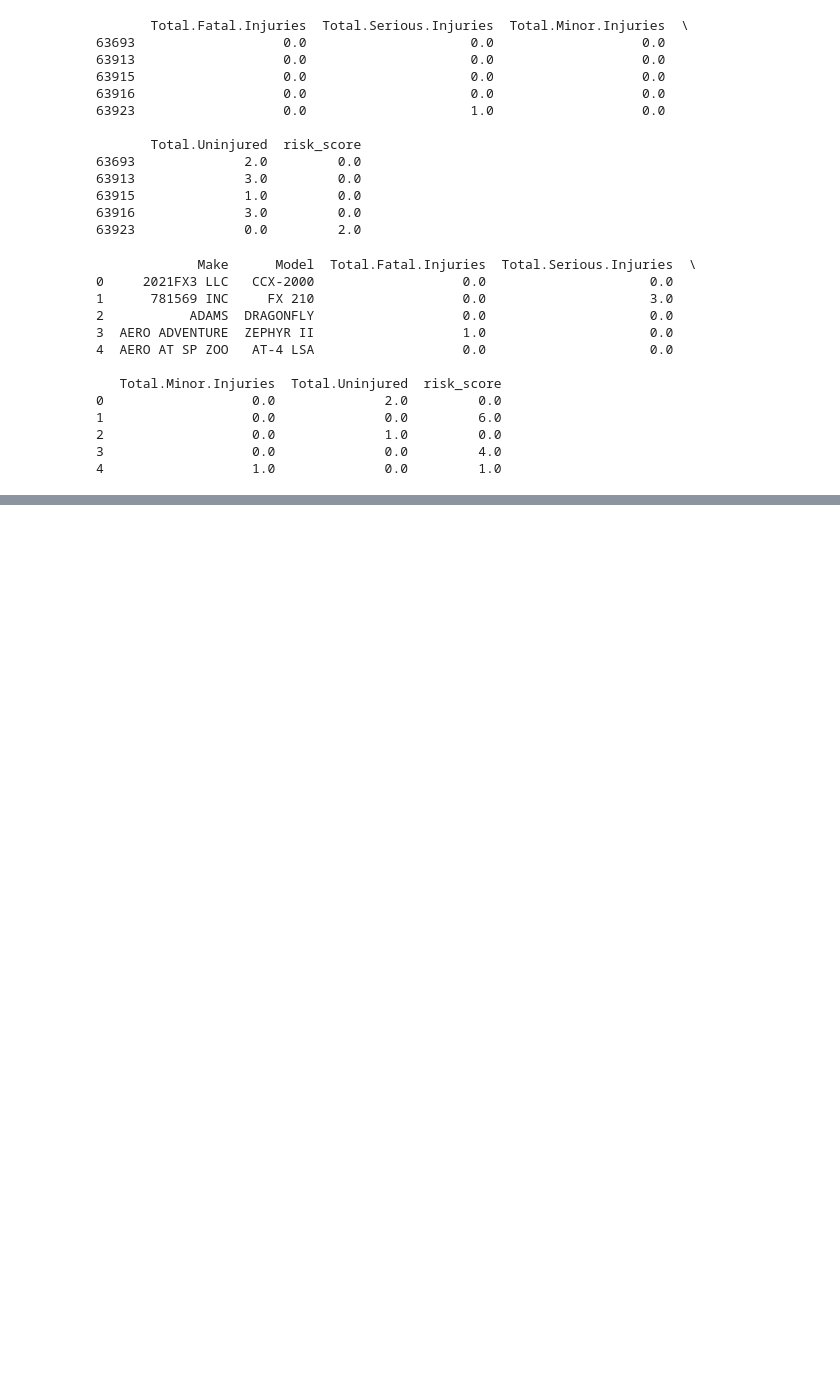
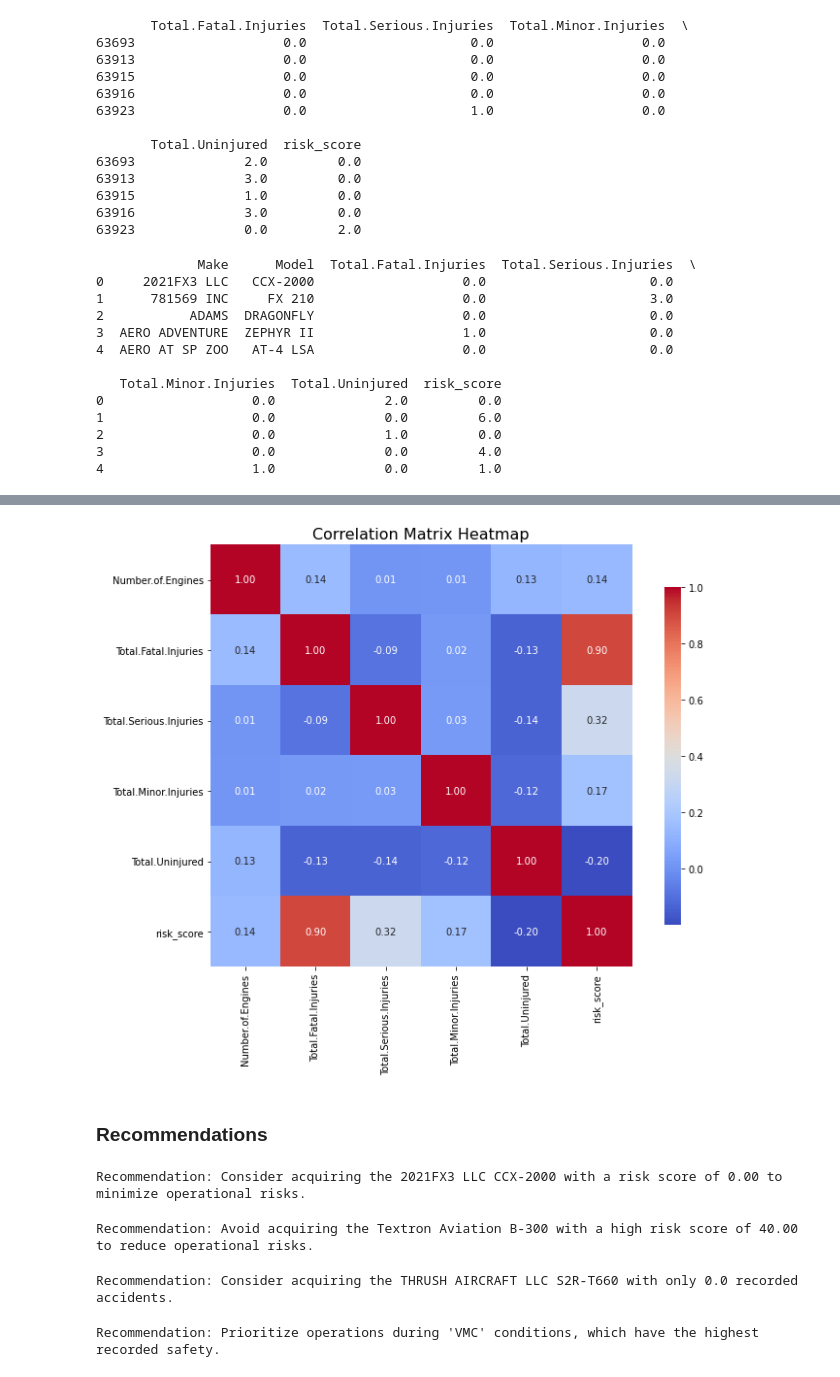
Before and after one commit to Shemnderitu/Aviationproject, a Jupyter notebook: Aircraftanalysis.ipynb, the cells around one changed output, grey strips where cells are left out. Drawn from its saved outputs; the diff is of its cells as text; code cells hidden in the pictures; blank space fills up the shorter version.

```diff
--- a/Aircraftanalysis.ipynb
+++ b/Aircraftanalysis.ipynb
@@ -326,0 +352,36 @@ print(aircraft_summary[['Make', 'Model', 'accident_count', 'accidents_per_year']
+# %%
+# Plot a heatmap of the correlation matrix for the numerical columns in the dataset
+plt.figure(figsize=(12, 8))
+correlation_matrix = aviation_data.corr()
+sns.heatmap(correlation_matrix, annot=True, fmt=".2f", cmap='coolwarm', square=True, cbar_kws={"shrink": .8})
+plt.title('Correlation Matrix Heatmap', fontsize=16)
+plt.show()
+# %% [output]
+[figure, added]
+# %% [markdown]
+### Recommendations
+# %%
+# Recommendation 1: Focus on acquiring low-risk aircraft models
+safest_aircraft = aircraft_summary.sort_values(by='risk_score').head(1)
+print(f"Recommendation: Consider acquiring the {safest_aircraft.iloc[0]['Make']} {safest_aircraft.iloc[0]['Model']} with a risk score of {safest_aircraft.iloc[0]['risk_score']:.2f} to minimize operational risks.")
+# %% [output]
+Recommendation: Consider acquiring the 2021FX3 LLC CCX-2000 with a risk score of 0.00 to minimize operational risks.
+# %%
+# Recommendation 2: Avoid high-risk aircraft models
+riskiest_aircraft = aircraft_summary.sort_values(by='risk_score', ascending=False).head(1)
+print(f"Recommendation: Avoid acquiring the {riskiest_aircraft.iloc[0]['Make']} {riskiest_aircraft.iloc[0]['Model']} with a high risk score of {riskiest_aircraft.iloc[0]['risk_score']:.2f} to reduce operational risks.")
+# %% [output]
+Recommendation: Avoid acquiring the Textron Aviation B-300 with a high risk score of 40.00 to reduce operational risks.
+# %%
+# Recommendation 3: Focus on aircraft models with the lowest accident counts
+safest_aircraft = aircraft_summary.sort_values(by='accident_count').head(1)
+print(f"Recommendation: Consider acquiring the {safest_aircraft.iloc[0]['Make']} {safest_aircraft.iloc[0]['Model']} with only {safest_aircraft.iloc[0]['accident_count']} recorded accidents.")
+# %% [output]
+Recommendation: Consider acquiring the THRUSH AIRCRAFT LLC S2R-T660 with only 0.0 recorded accidents.
+# %%
+# Recommendation 4: Focus on operations during the safest weather conditions
+weather_safety = aviation_data['Weather.Condition'].value_counts()
+safest_weather = weather_safety.idxmax()
+print(f"Recommendation: Prioritize operations during '{safest_weather}' conditions, which have the highest recorded safety.")
+# %% [output]
+Recommendation: Prioritize operations during 'VMC' conditions, which have the highest recorded safety.
```
Also changed, not shown: parts of 6 cells of this notebook.
